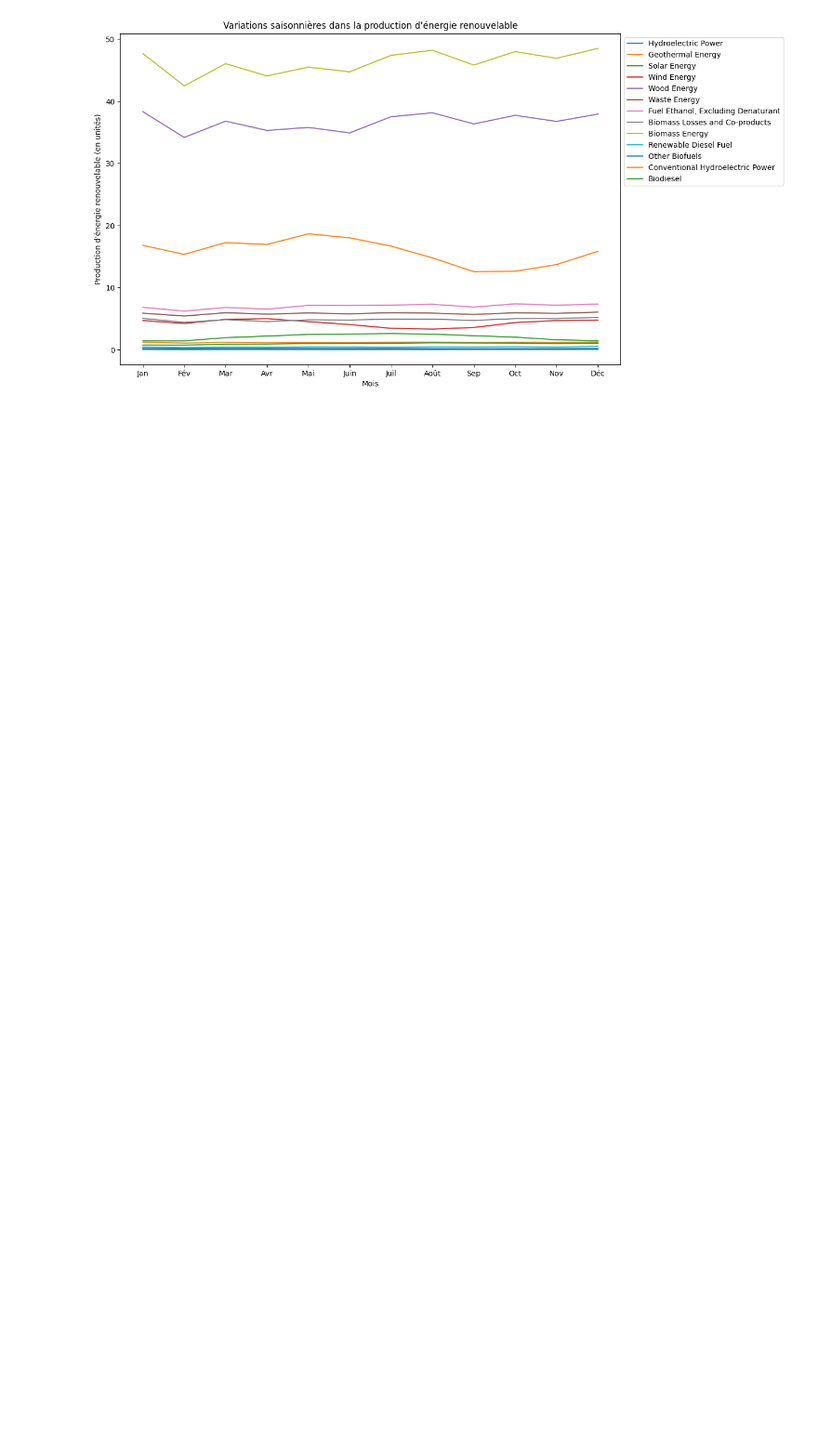
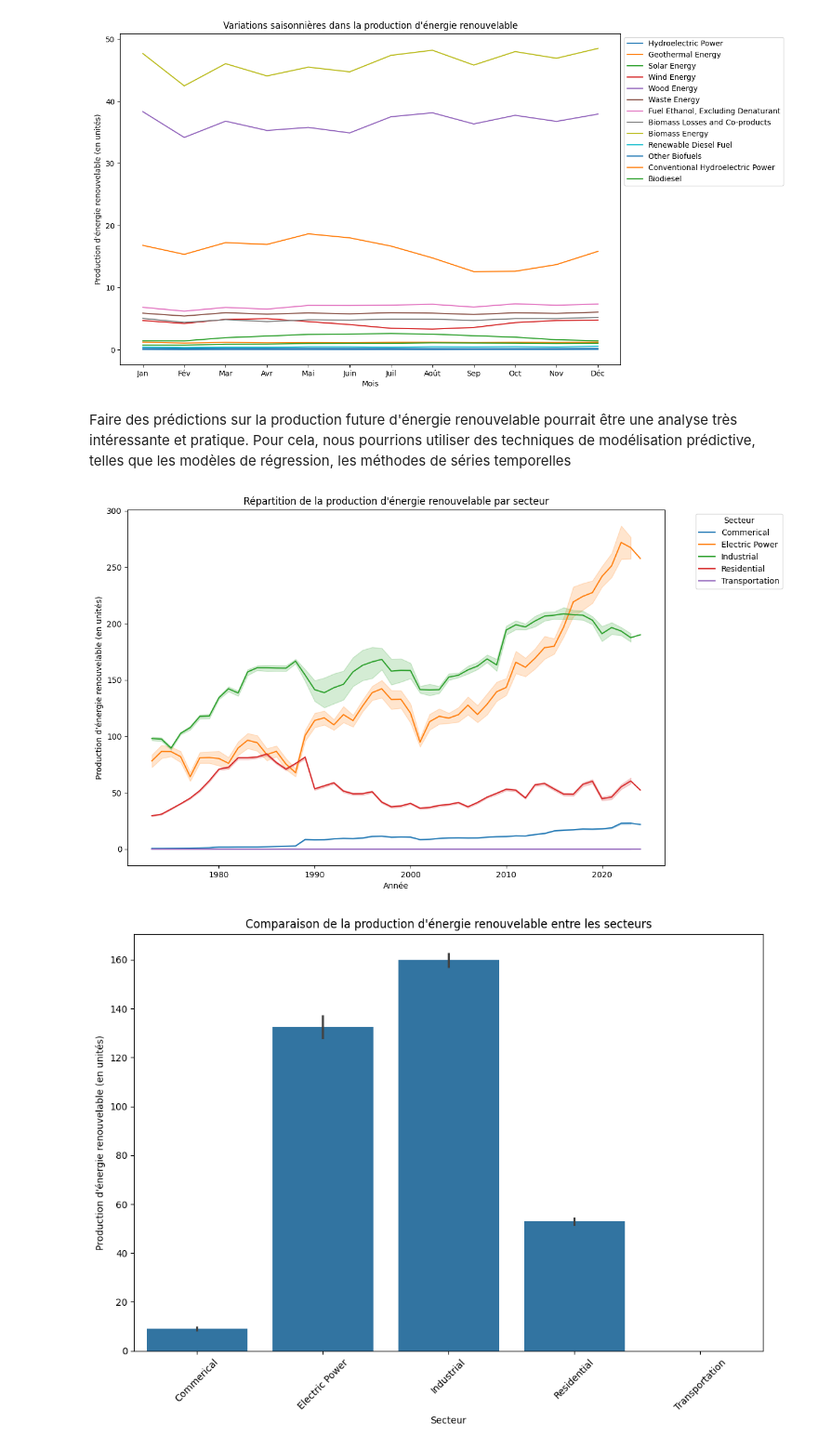
Before and after one commit to khelifaYacine/U.S.-Renewable-Energy-Consumption, a Jupyter notebook: EDA.ipynb, the cells around one changed output. Shown at 93% size. Saved outputs shown, nothing was run; the diff lists cells and outputs as text; code cells hidden in the pictures; blank space fills up the shorter version.

Commit message:
analyse secteur

```diff
--- a/EDA.ipynb
+++ b/EDA.ipynb
@@ -205,3 +205,26 @@ plt.xticks(range(1, 13), ['Jan', 'Fév', 'Mar', 'Avr', 'Mai', 'Juin', 'Juil', 'A
 plt.show()
 # %% [output]
 [figure]
+# %% [markdown]
+Faire des prédictions sur la production future d'énergie renouvelable pourrait être une analyse très intéressante et pratique. Pour cela, nous pourrions utiliser des techniques de modélisation prédictive, telles que les modèles de régression, les méthodes de séries temporelles
+# %%
+# Analyse de la répartition de la production d'énergie renouvelable par secteur
+plt.figure(figsize=(12, 8))
+sns.lineplot(x='Year', y='Total Renewable Energy', hue='Sector', data=df)
+plt.title('Répartition de la production d\'énergie renouvelable par secteur')
+plt.xlabel('Année')
+plt.ylabel('Production d\'énergie renouvelable (en unités)')
+plt.legend(title='Secteur', bbox_to_anchor=(1.05, 1), loc='upper left')
+plt.show()
+
+# Comparaison de la production d'énergie renouvelable entre les secteurs
+plt.figure(figsize=(12, 8))
+sns.barplot(x='Sector', y='Total Renewable Energy', data=df)
+plt.title('Comparaison de la production d\'énergie renouvelable entre les secteurs')
+plt.xlabel('Secteur')
+plt.ylabel('Production d\'énergie renouvelable (en unités)')
+plt.xticks(rotation=45)
+plt.show()
+# %% [output]
+[figure, added]
+[figure, added]
```
Also changed, not shown: parts of 1 cell of this notebook.
